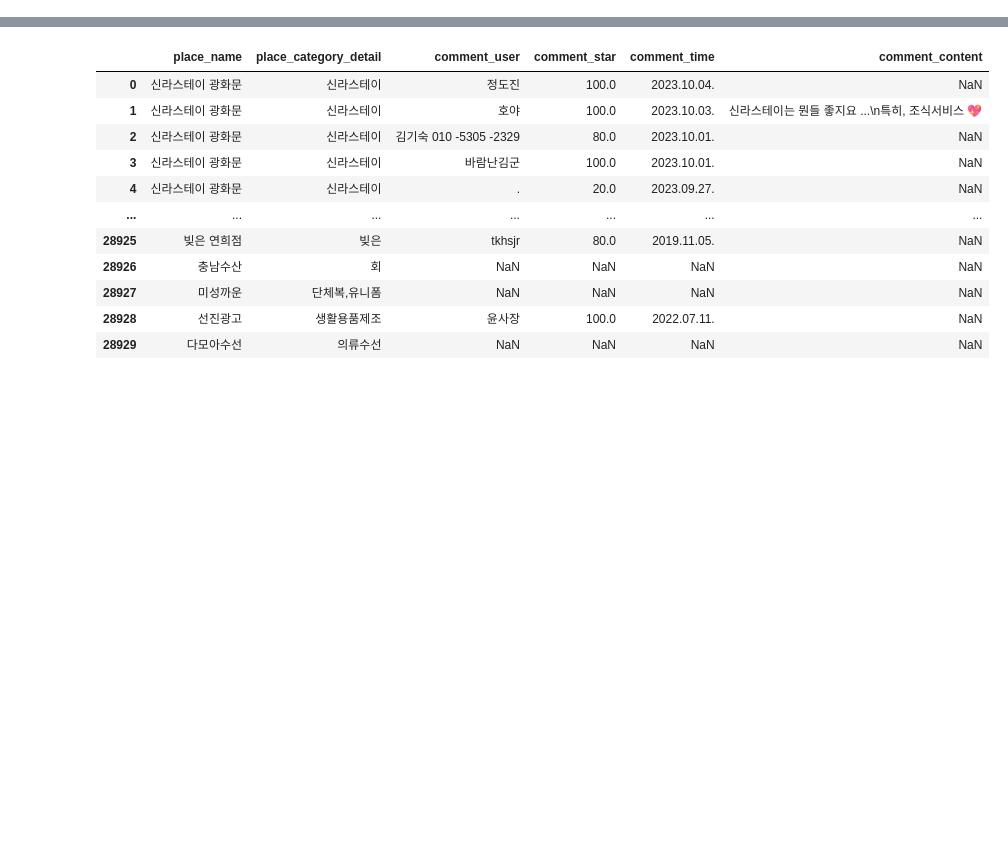
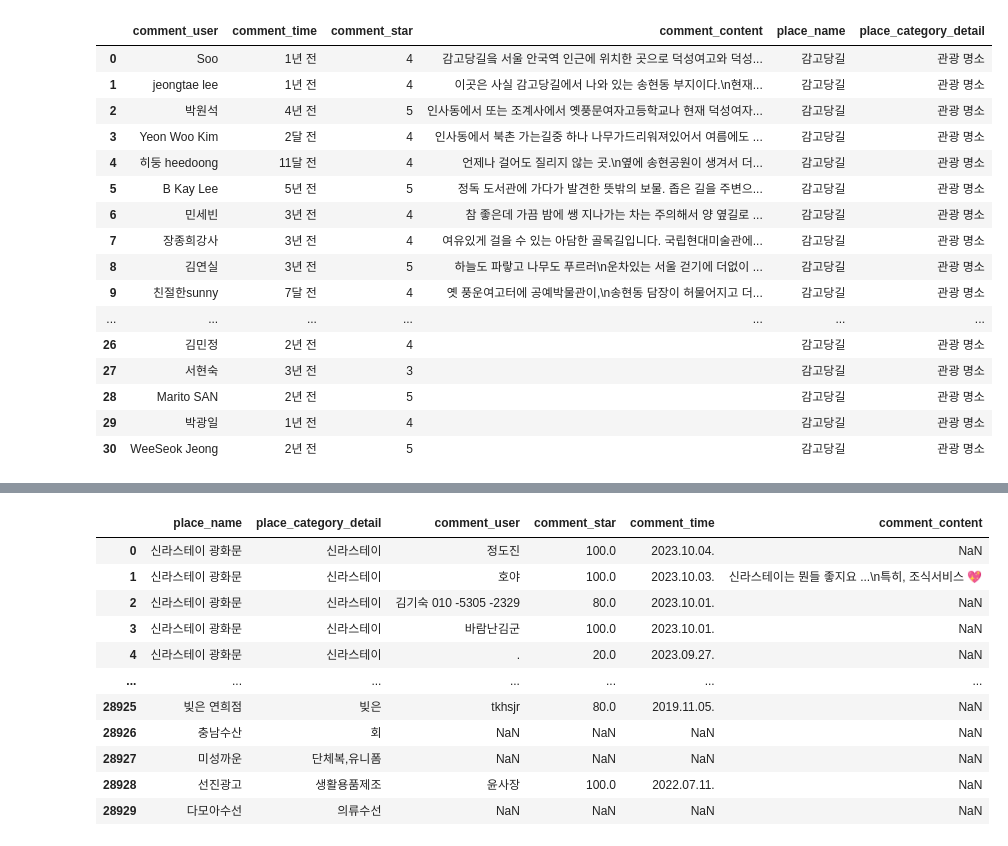
Before and after one commit to EunjinJ/skku-webproject-git, a Jupyter notebook: all_crawl_data.ipynb, the cells around one changed output, grey strips where cells are left out. Cells and saved outputs as stored; diff of their text form; code cells hidden in the pictures; blank space fills up the shorter version.

```diff
--- a/all_crawl_data.ipynb
+++ b/all_crawl_data.ipynb
@@ -7,0 +464,24 @@ ValueError: All arrays must be of the same length
+# %%
+google_comment_gamgodan = pd.DataFrame(google_data["comment_info"][15]).rename(columns={'user_name':'comment_user', 'trip_comment_time':'comment_time',
+                                                    'trip_comment_star':'comment_star', 'trip_comment_content':'comment_content'})
+google_comment_gamgodan['place_name'] = '감고당길'
+google_comment_gamgodan['place_category_detail'] = '관광 명소'
+google_comment_gamgodan
+# %% [output]
+|  | comment_user | comment_time | comment_star | comment_content | place_name | place_category_detail |
+| 0 | Soo | 1년 전 | 4 | 감고당길읔 서울 안국역 인근에 위치한 곳으로 덕성여고와 덕성... | 감고당길 | 관광 명소 |
+| 1 | jeongtae lee | 1년 전 | 4 | 이곳은 사실 감고당길에서 나와 있는 송현동 부지이다.\n현재... | 감고당길 | 관광 명소 |
+| 2 | 박원석 | 4년 전 | 5 | 인사동에서 또는 조계사에서 옛풍문여자고등학교나 현재 덕성여자... | 감고당길 | 관광 명소 |
+| 3 | Yeon Woo Kim | 2달 전 | 4 | 인사동에서 북촌 가는길중 하나 나무가드리워져있어서 여름에도 ... | 감고당길 | 관광 명소 |
+| 4 | 히둥 heedoong | 11달 전 | 4 | 언제나 걸어도 질리지 않는 곳.\n옆에 송현공원이 생겨서 더... | 감고당길 | 관광 명소 |
+| 5 | B Kay Lee | 5년 전 | 5 | 정독 도서관에 가다가 발견한 뜻밖의 보물. 좁은 길을 주변으... | 감고당길 | 관광 명소 |
+| 6 | 민세빈 | 3년 전 | 4 | 참 좋은데 가끔 밤에 쌩 지나가는 차는 주의해서 양 옆길로 ... | 감고당길 | 관광 명소 |
+| 7 | 장종희강사 | 3년 전 | 4 | 여유있게 걸을 수 있는 아담한 골목길입니다. 국립현대미술관에... | 감고당길 | 관광 명소 |
+| 8 | 김연실 | 3년 전 | 5 | 하늘도 파랗고 나무도 푸르러\n운차있는 서울 걷기에 더없이 ... | 감고당길 | 관광 명소 |
+| 9 | 친절한sunny | 7달 전 | 4 | 옛 풍운여고터에 공예박물관이,\n송현동 담장이 허물어지고 더... | 감고당길 | 관광 명소 |
+| ... | ... | ... | ... | ... | ... | ... |
+| 26 | 김민정 | 2년 전 | 4 |  | 감고당길 | 관광 명소 |
+| 27 | 서현숙 | 3년 전 | 3 |  | 감고당길 | 관광 명소 |
+| 28 | Marito SAN | 2년 전 | 5 |  | 감고당길 | 관광 명소 |
+| 29 | 박광일 | 1년 전 | 4 |  | 감고당길 | 관광 명소 |
+| 30 | WeeSeok Jeong | 2년 전 | 5 |  | 감고당길 | 관광 명소 |
```
Also changed, not shown: parts of 37 cells of this notebook, 2 other files.
